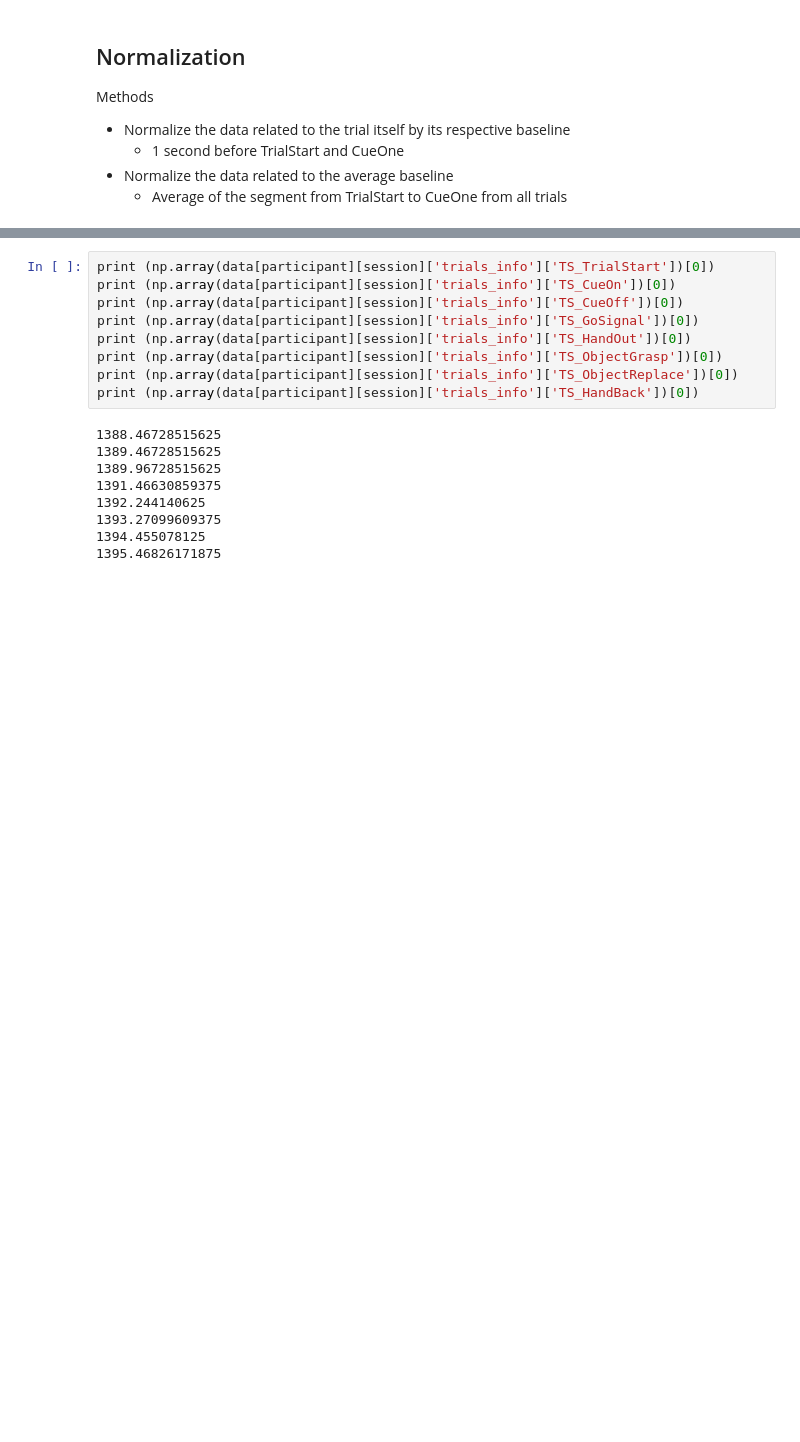
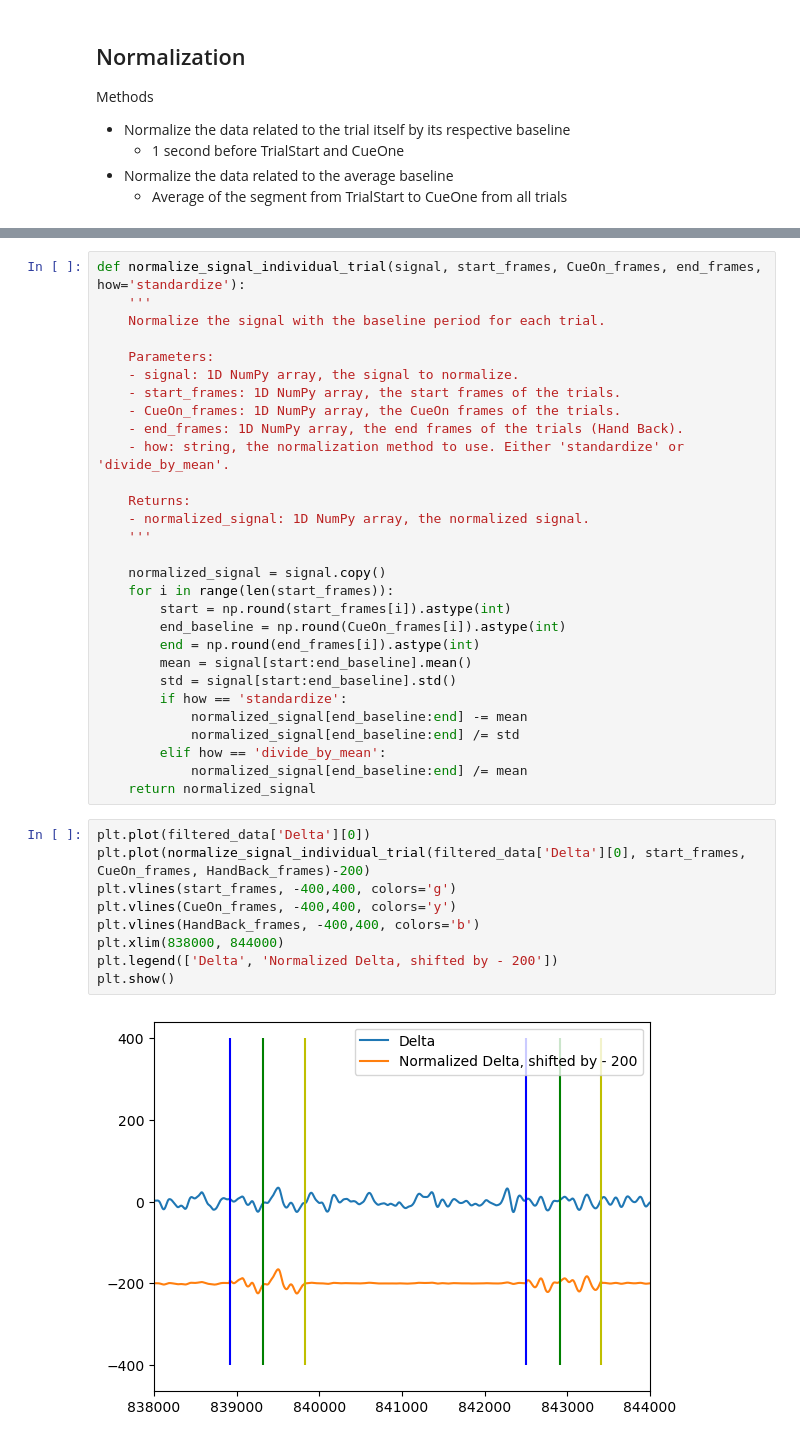
Before and after one commit to CS-433/ml-project-2-ml4science_tne, a Jupyter notebook: Code/preprocessing.ipynb, the cells around one changed output, grey strips where cells are left out. Drawn from its saved outputs; the diff is of its cells as text; blank space fills up the shorter version.

```diff
--- a/Code/preprocessing.ipynb
+++ b/Code/preprocessing.ipynb
@@ -128,18 +131,40 @@ HandBack_frames = np.array(data[participant][session]['trials_info']['TS_HandBac
-# %%
-print (np.array(data[participant][session]['trials_info']['TS_TrialStart'])[0])
-print (np.array(data[participant][session]['trials_info']['TS_CueOn'])[0])
-print (np.array(data[participant][session]['trials_info']['TS_CueOff'])[0])
-print (np.array(data[participant][session]['trials_info']['TS_GoSignal'])[0])
-print (np.array(data[participant][session]['trials_info']['TS_HandOut'])[0])
-print (np.array(data[participant][session]['trials_info']['TS_ObjectGrasp'])[0])
-print (np.array(data[participant][session]['trials_info']['TS_ObjectReplace'])[0])
-print (np.array(data[participant][session]['trials_info']['TS_HandBack'])[0])
-# %% [output]
-1388.46728515625
-1389.46728515625
-1389.96728515625
-1391.46630859375
-1392.244140625
-1393.27099609375
-1394.455078125
-1395.46826171875
+# %%
+def normalize_signal_individual_trial(signal, start_frames, CueOn_frames, end_frames, how='standardize'):
+    '''
+    Normalize the signal with the baseline period for each trial.
+
+    Parameters:
+    - signal: 1D NumPy array, the signal to normalize.
+    - start_frames: 1D NumPy array, the start frames of the trials.
+    - CueOn_frames: 1D NumPy array, the CueOn frames of the trials.
+    - end_frames: 1D NumPy array, the end frames of the trials (Hand Back).
+    - how: string, the normalization method to use. Either 'standardize' or 'divide_by_mean'.
+
+    Returns:
+    - normalized_signal: 1D NumPy array, the normalized signal.
+    '''
+
+    normalized_signal = signal.copy()
+    for i in range(len(start_frames)):
+        start = np.round(start_frames[i]).astype(int)
+        end_baseline = np.round(CueOn_frames[i]).astype(int)
+        end = np.round(end_frames[i]).astype(int)
+        mean = signal[start:end_baseline].mean()
+        std = signal[start:end_baseline].std()
+        if how == 'standardize':
+            normalized_signal[end_baseline:end] -= mean
+            normalized_signal[end_baseline:end] /= std
+        elif how == 'divide_by_mean':
+            normalized_signal[end_baseline:end] /= mean
+    return normalized_signal
+# %%
+plt.plot(filtered_data['Delta'][0])
+plt.plot(normalize_signal_individual_trial(filtered_data['Delta'][0], start_frames, CueOn_frames, HandBack_frames)-200)
+plt.vlines(start_frames, -400,400, colors='g')
+plt.vlines(CueOn_frames, -400,400, colors='y')
+plt.vlines(HandBack_frames, -400,400, colors='b')
+plt.xlim(838000, 844000)
+plt.legend(['Delta', 'Normalized Delta, shifted by - 200'])
+plt.show()
+# %% [output]
+[figure, added]
```
Also changed, not shown: parts of 6 cells of this notebook.
